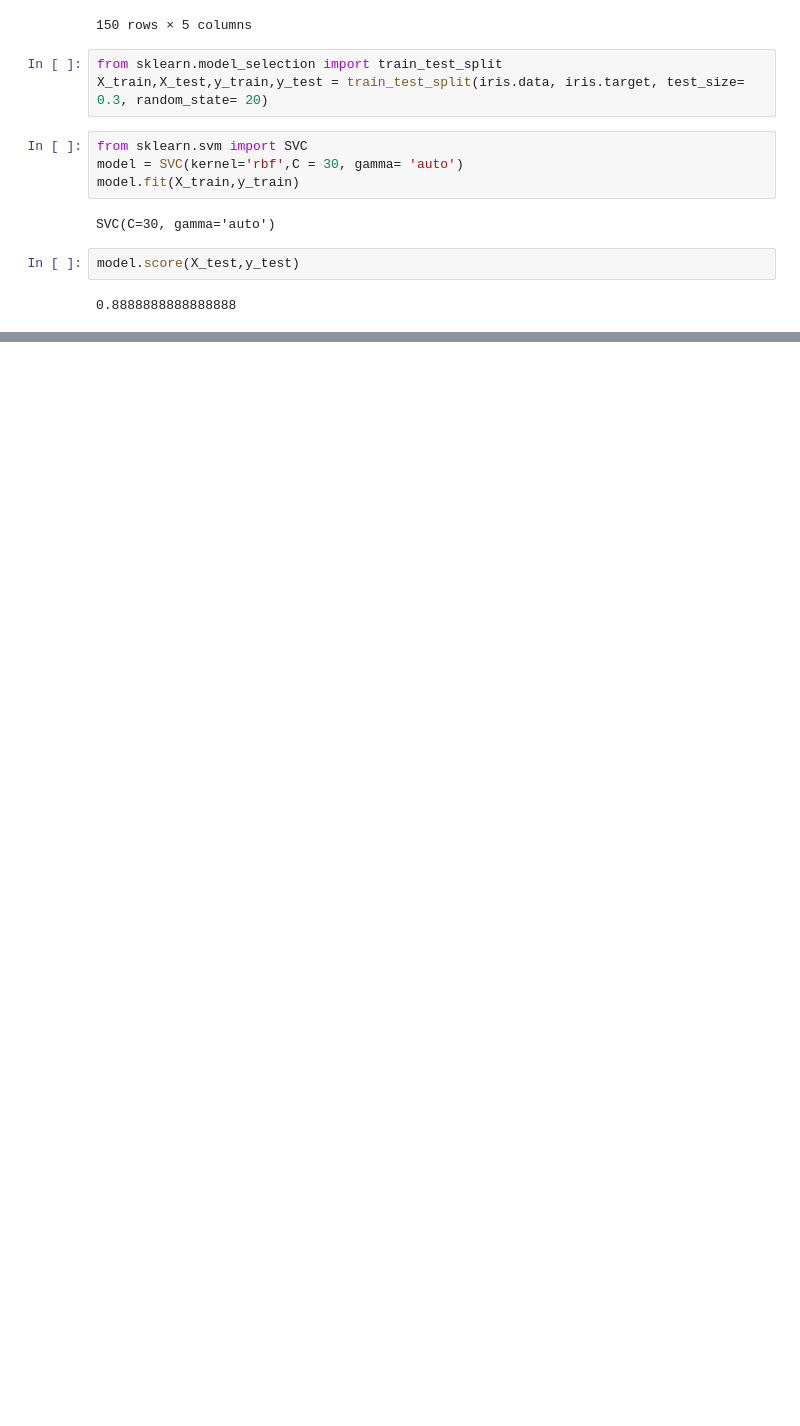
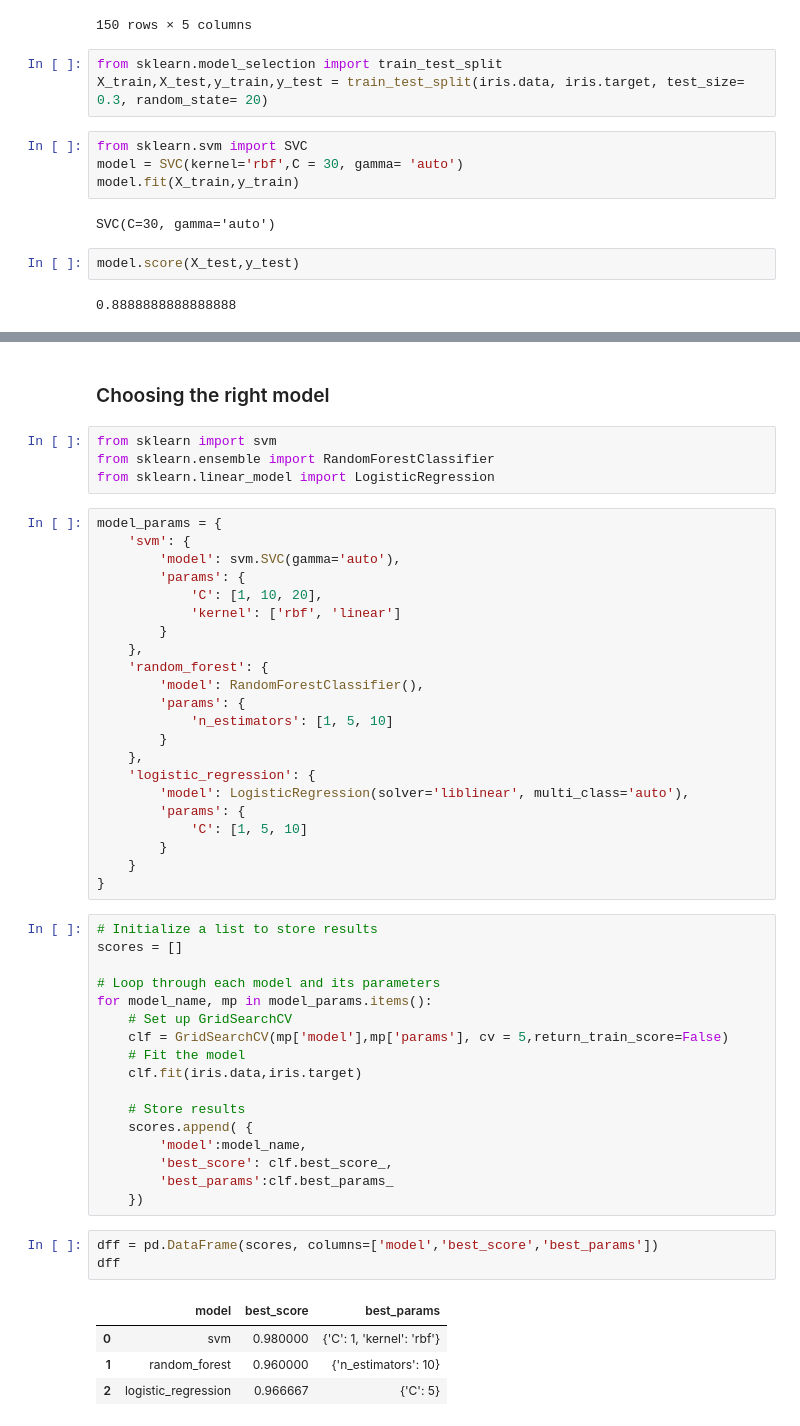
Before and after one commit to vichemchei/SKI-CITlearn_learner_projects, a Jupyter notebook: Hyper_parameter_Tuning_(GridSearchCV).ipynb, the cells around one changed output, grey strips where cells are left out. Saved outputs shown, nothing was run; the diff lists cells and outputs as text; blank space fills up the shorter version.

```diff
--- a/Hyper_parameter_Tuning_(GridSearchCV).ipynb
+++ b/Hyper_parameter_Tuning_(GridSearchCV).ipynb
@@ -77,0 +215,53 @@ model.score(X_test,y_test)
+# %% [markdown]
+### Choosing the right model
+# %%
+from sklearn import svm
+from sklearn.ensemble import RandomForestClassifier
+from sklearn.linear_model import LogisticRegression
+# %%
+model_params = {
+    'svm': {
+        'model': svm.SVC(gamma='auto'),
+        'params': {
+            'C': [1, 10, 20],
+            'kernel': ['rbf', 'linear']
+        }
+    },
+    'random_forest': {
+        'model': RandomForestClassifier(),
+        'params': {
+            'n_estimators': [1, 5, 10]
+        }
+    },
+    'logistic_regression': {
+        'model': LogisticRegression(solver='liblinear', multi_class='auto'),
+        'params': {
+            'C': [1, 5, 10]
+        }
+    }
+}
+# %%
+# Initialize a list to store results
+scores = []
+
+# Loop through each model and its parameters
+for model_name, mp in model_params.items():
+    # Set up GridSearchCV
+    clf = GridSearchCV(mp['model'],mp['params'], cv = 5,return_train_score=False)
+    # Fit the model
+    clf.fit(iris.data,iris.target)
+
+    # Store results
+    scores.append( {
+        'model':model_name,
+        'best_score': clf.best_score_,
+        'best_params':clf.best_params_
+    })
+# %%
+dff = pd.DataFrame(scores, columns=['model','best_score','best_params'])
+dff
+# %% [output]
+|  | model | best_score | best_params |
+| 0 | svm | 0.980000 | {'C': 1, 'kernel': 'rbf'} |
+| 1 | random_forest | 0.960000 | {'n_estimators': 10} |
+| 2 | logistic_regression | 0.966667 | {'C': 5} |
```
Also changed, not shown: parts of 15 cells of this notebook.
